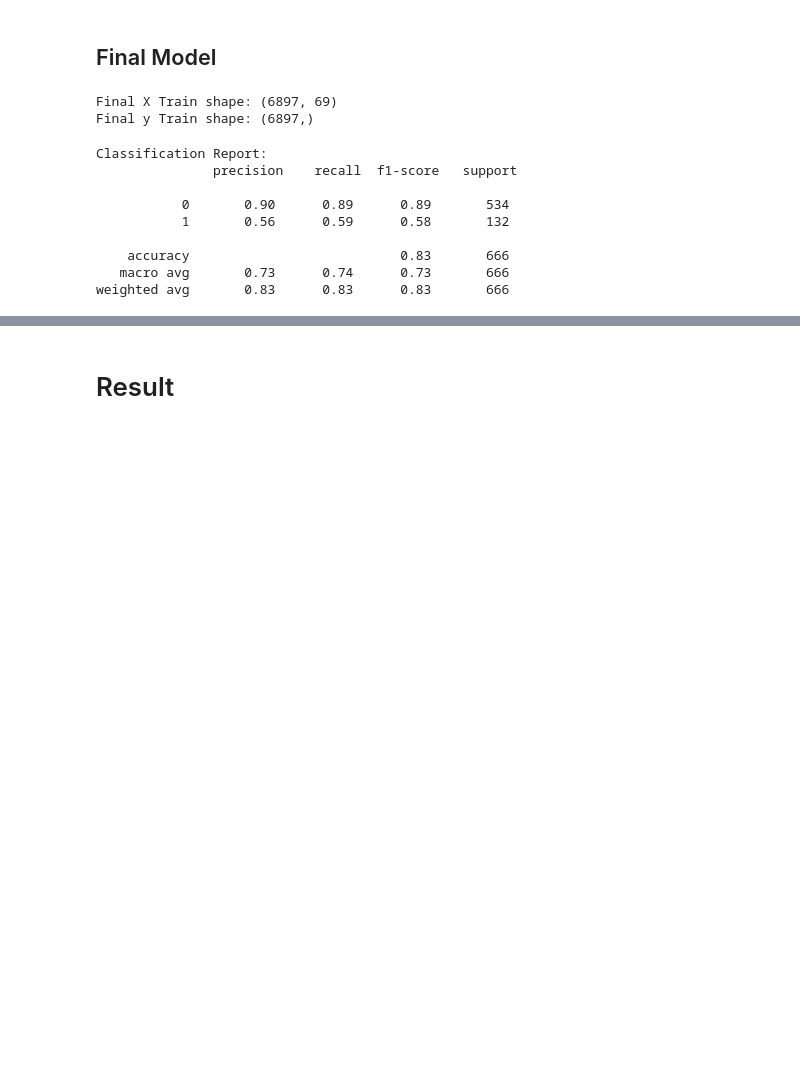
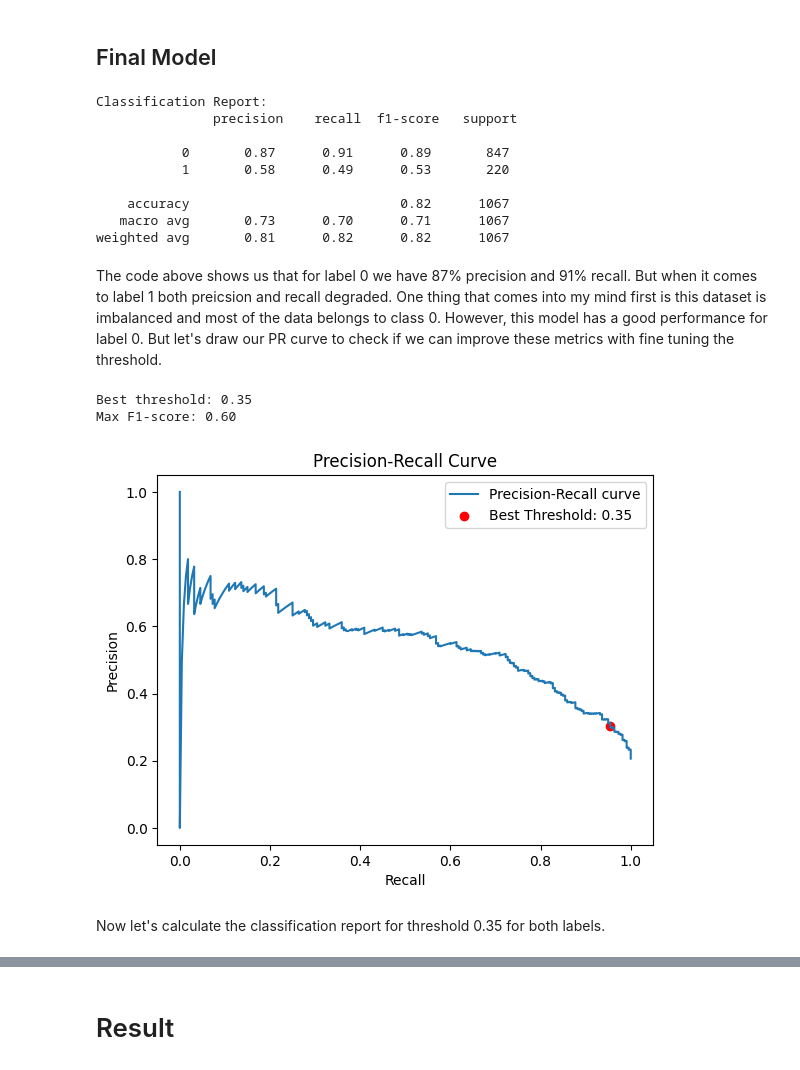
Before and after one commit to shayantabatabaee/shark-attacks-classification, a Jupyter notebook: shark-attacks-classification.ipynb, the cells around one changed output, grey strips where cells are left out. Drawn from its saved outputs; the diff is of its cells as text; code cells hidden in the pictures; blank space fills up the shorter version.

```diff
--- a/shark-attacks-classification.ipynb
+++ b/shark-attacks-classification.ipynb
@@ -539,9 +556,14 @@ weighted avg       0.81      0.75      0.76       665
 # %%
+param_grid = {
+    'var_smoothing': [1e-9, 1e-8, 1e-7, 1e-6, 1e-5]
+}
+
 gnb = sklearn.naive_bayes.GaussianNB()
-gnb.fit(X_train, y_train)
-y_pred_naive_bayes = gnb.predict(X_validation)
 
-report = sklearn.metrics.classification_report(y_validation, y_pred_naive_bayes)
+grid_search = sklearn.model_selection.GridSearchCV(gnb, param_grid, cv=kfold, scoring='f1_weighted', n_jobs=-1, verbose=1)
+grid_search.fit(X_train, y_train)
 
-print("Classification Report:\n", report)
+best_gnb_model = grid_search.best_estimator_
+print("Best Parameters:", grid_search.best_params_)
+print("Best Weighted Avg on F1-Score: ", grid_search.best_score_)
 # %% [output]
@@ -665,27 +710,51 @@ After checking the output of different models, the metric I chose for my algorit
 # %% [markdown]
 ## Final Model
-# %%
-final_X_train = pd.concat([X_train.reset_index(drop=True), X_validation.reset_index(drop=True)], axis=0, ignore_index=True)
-final_y_train = pd.concat([y_train.reset_index(drop=True), y_validation.reset_index(drop=True)], axis=0, ignore_index=True)
-print(f"Final X Train shape: {final_X_train.shape}")
-print(f"Final y Train shape: {final_y_train.shape}")
-# %% [output]
-Final X Train shape: (6897, 69)
-Final y Train shape: (6897,)
 # %%
-gradient_boosting = sklearn.ensemble.GradientBoostingClassifier(n_estimators=100, learning_rate=0.1, random_state=42)
-gradient_boosting.fit(final_X_train, final_y_train)
-y_pred_boosting = gradient_boosting.predict(X_test)
+random_forest = sklearn.ensemble.RandomForestClassifier(random_state=42,
+                                                        max_depth=30,
+                                                        min_samples_leaf=1,
+                                                        min_samples_split= 5,
+                                                        n_estimators=500)
+random_forest.fit(X_train, y_train)
+y_pred_random_forest = random_forest.predict(X_test)
 
-report = sklearn.metrics.classification_report(y_test, y_pred_boosting)
+report = sklearn.metrics.classification_report(y_test, y_pred_random_forest)
 print("Classification Report:\n", report)
 # %% [output]
 Classification Report:
                precision    recall  f1-score   support
 
-           0       0.90      0.89      0.89       534
-           1       0.56      0.59      0.58       132
+           0       0.87      0.91      0.89       847
+           1       0.58      0.49      0.53       220
 
-    accuracy                           0.83       666
-   macro avg       0.73      0.74      0.73       666
-weighted avg       0.83      0.83      0.83       666
+    accuracy                           0.82      1067
+   macro avg       0.73      0.70      0.71      1067
+weighted avg       0.81      0.82      0.82      1067
+# %% [markdown]
+The code above shows us that for label 0 we have 87% precision and 91% recall. But when it comes to label 1 both preicsion and recall degraded. One thing that comes into my mind first is this dataset is imbalanced and most of the data belongs to class 0. However, this model has a good performance for label 0. But let's draw our PR curve to check if we can improve these metrics with fine tuning the threshold.
+# %%
+y_prob = random_forest.predict_proba(X_test)[:, 1]
+precision, recall, thresholds = sklearn.metrics.precision_recall_curve(y_test, y_prob)
+
+valid_thresholds = thresholds[(thresholds >= 0.1) & (thresholds <= 0.9)]
+f1_scores = [sklearn.metrics.f1_score(y_test, y_prob >= t) for t in valid_thresholds]
+
+best_threshold = valid_thresholds[np.argmax(f1_scores)]
+max_f1_score = np.max(f1_scores)
+
+print(f"Best threshold: {best_threshold:.2f}")
+print(f"Max F1-score: {max_f1_score:.2f}")
+
+plt.plot(recall, precision, label="Precision-Recall curve")
+plt.scatter(recall[np.argmax(f1_scores)], precision[np.argmax(f1_scores)], color="red", label=f"Best Threshold: {best_threshold:.2f}")
+plt.xlabel('Recall')
+plt.ylabel('Precision')
+plt.title('Precision-Recall Curve')
+plt.legend()
+plt.show()
+# %% [output]
+Best threshold: 0.35
+Max F1-score: 0.60
+[figure, added]
+# %% [markdown]
+Now let's calculate the classification report for threshold 0.35 for both labels.
```
Also changed, not shown: parts of 45 cells of this notebook, 3 other files.
